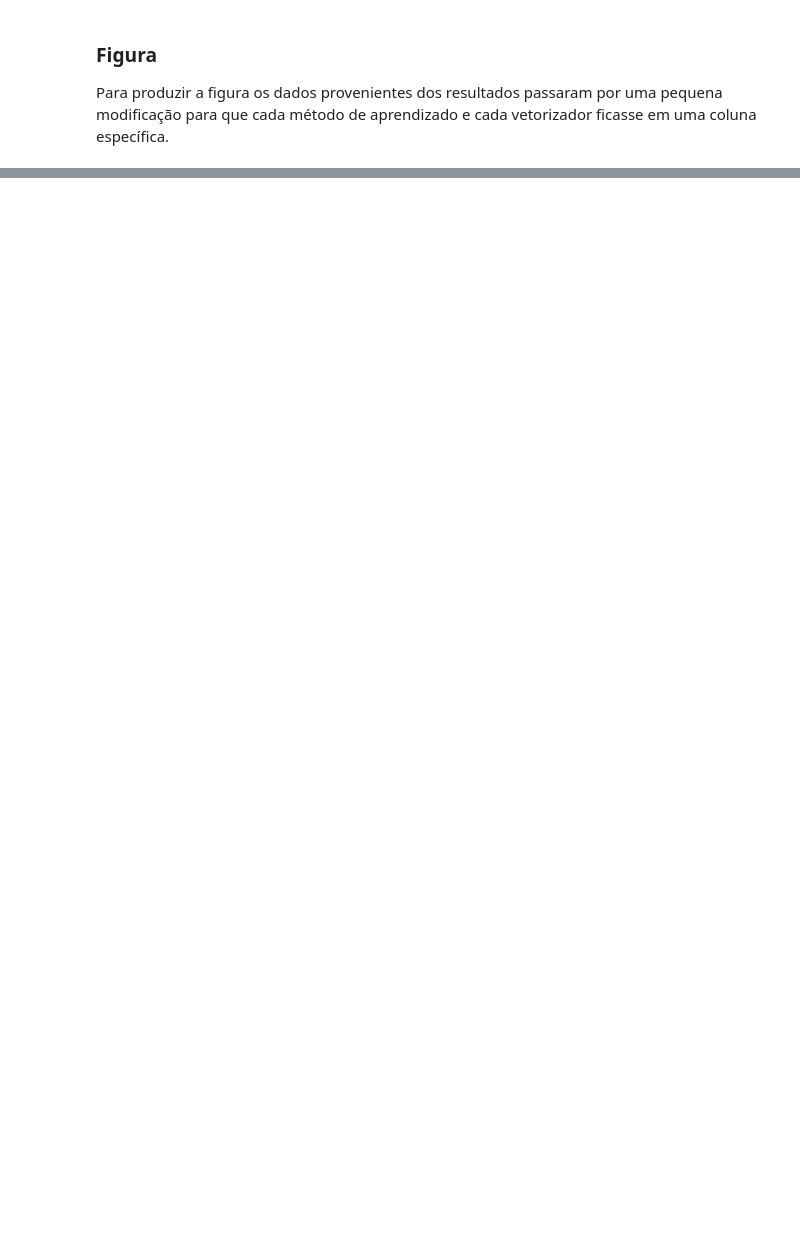
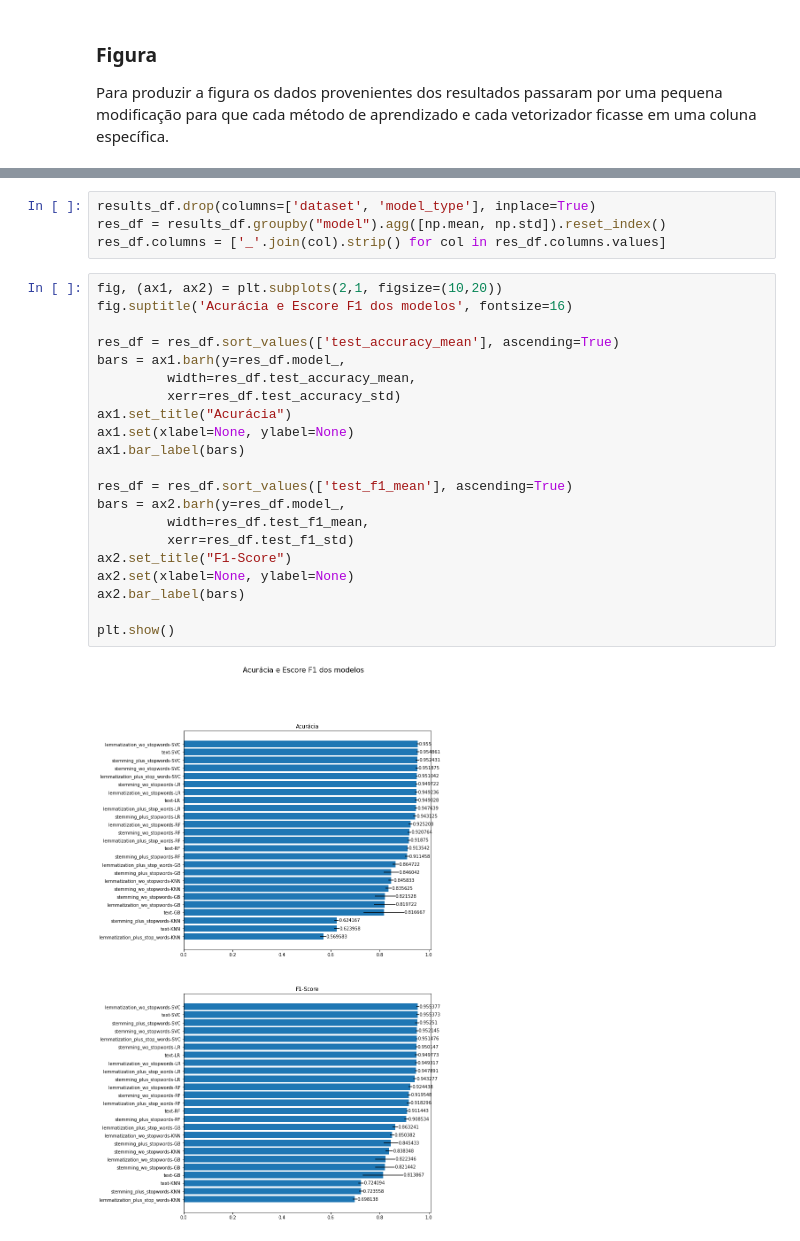
Before and after one commit to atlantico-academy/apura, a Jupyter notebook: notebooks/03 - Comparative Analysis.ipynb, the cells around one changed output, grey strips where cells are left out. Drawn from its saved outputs; the diff is of its cells as text; blank space fills up the shorter version.

```diff
--- a/notebooks/03 - Comparative Analysis.ipynb
+++ b/notebooks/03 - Comparative Analysis.ipynb
@@ -350 +355,28 @@ plt.show()
+# %%
+results_df.drop(columns=['dataset', 'model_type'], inplace=True)
+res_df = results_df.groupby("model").agg([np.mean, np.std]).reset_index()
+res_df.columns = ['_'.join(col).strip() for col in res_df.columns.values]
+# %%
+fig, (ax1, ax2) = plt.subplots(2,1, figsize=(10,20))
+fig.suptitle('Acurácia e Escore F1 dos modelos', fontsize=16)
+
+res_df = res_df.sort_values(['test_accuracy_mean'], ascending=True)
+bars = ax1.barh(y=res_df.model_,
+         width=res_df.test_accuracy_mean,
+         xerr=res_df.test_accuracy_std)
+ax1.set_title("Acurácia")
+ax1.set(xlabel=None, ylabel=None)
+ax1.bar_label(bars)
+
+res_df = res_df.sort_values(['test_f1_mean'], ascending=True)
+bars = ax2.barh(y=res_df.model_,
+         width=res_df.test_f1_mean,
+         xerr=res_df.test_f1_std)
+ax2.set_title("F1-Score")
+ax2.set(xlabel=None, ylabel=None)
+ax2.bar_label(bars)
+
+plt.show()
+# %% [output]
+[figure, added]
 # %% [markdown]
```
Also changed, not shown: parts of 22 cells of this notebook.
